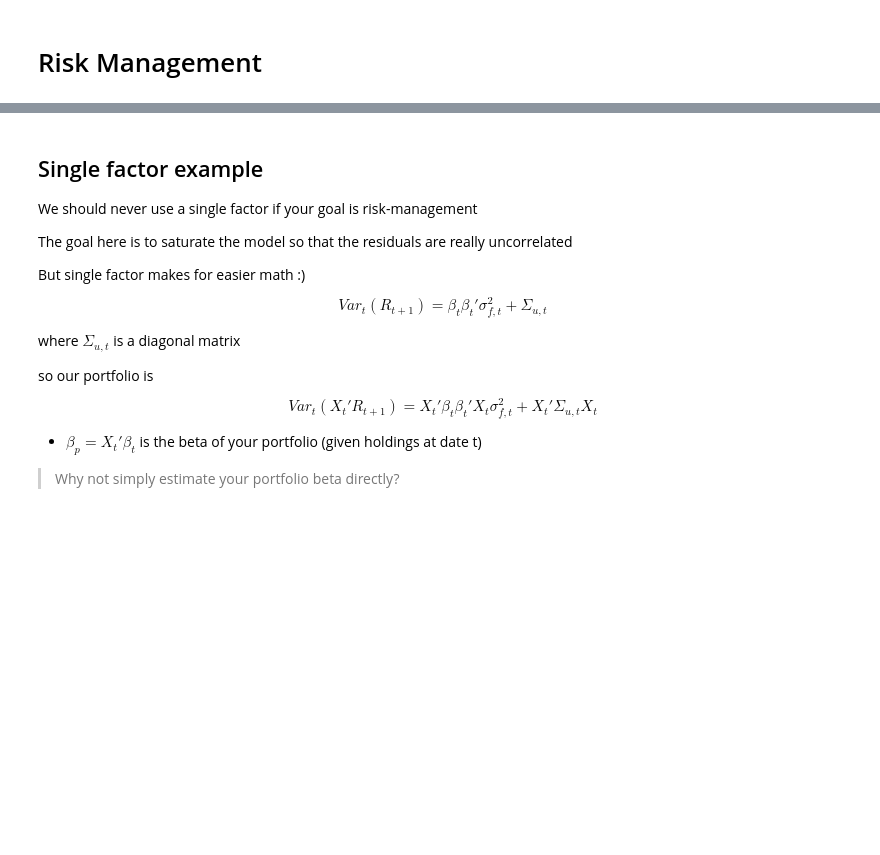
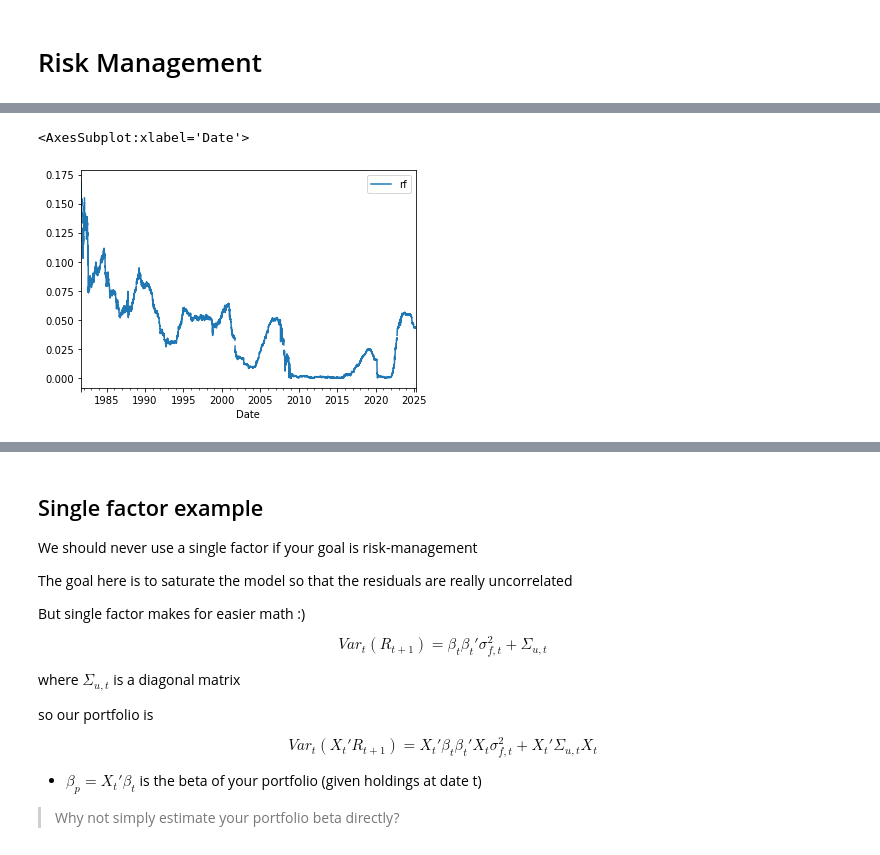
Before and after one commit to jdp9675/UG54, a Jupyter notebook: _sources/chapters/Finance/RiskManagement.ipynb, the cells around one changed output, grey strips where cells are left out. Drawn from its saved outputs; the diff is of its cells as text; code cells hidden in the pictures; blank space fills up the shorter version.

```diff
--- a/_sources/chapters/Finance/RiskManagement.ipynb
+++ b/_sources/chapters/Finance/RiskManagement.ipynb
@@ -30,0 +325,32 @@ What makes implementation of these limits challenging is that risk is highly tim
+# %%
+from pandas_datareader.data import DataReader
+import datetime
+
+
+# first we connect with WRDS database using the wrds package so we need to install it first and import it
+%pip install wrds
+import wrds
+# lets connect with  the wrds database
+conn = wrds.Connection()
+
+# get our stock returns
+Tickers=['WMT','JPM','AAPL','MSFT','GOOGL','AMZN','META','TSLA','NVDA','BRK.B']
+df=get_daily_wrds(conn,tickers=Tickers)
+
+# GET RISK FREE RATE
+start_date = datetime.datetime(1960, 1, 1)  # Start date (adjust as needed)
+end_date = datetime.datetime.now()          # End date
+df_rf = DataReader("DGS3MO", "fred", start_date, end_date)
+df_rf.reset_index(inplace=True)
+df_rf.columns = ["Date", "rf"]
+df_rf.rf=df_rf.rf/100
+df_rf.set_index("Date", inplace=True)
+
+# merge with the risk-free rate
+df=df.merge(df_rf/252, left_index=True, right_index=True,how='left')
+#
+df_re=df.drop(columns='rf').sub(df['rf'],axis=0)
+df_re.tail()
+# %% [output]
+<AxesSubplot:xlabel='Date'>
+[figure, added]
```
Also changed, not shown: parts of 29 cells of this notebook, 4 other files.
